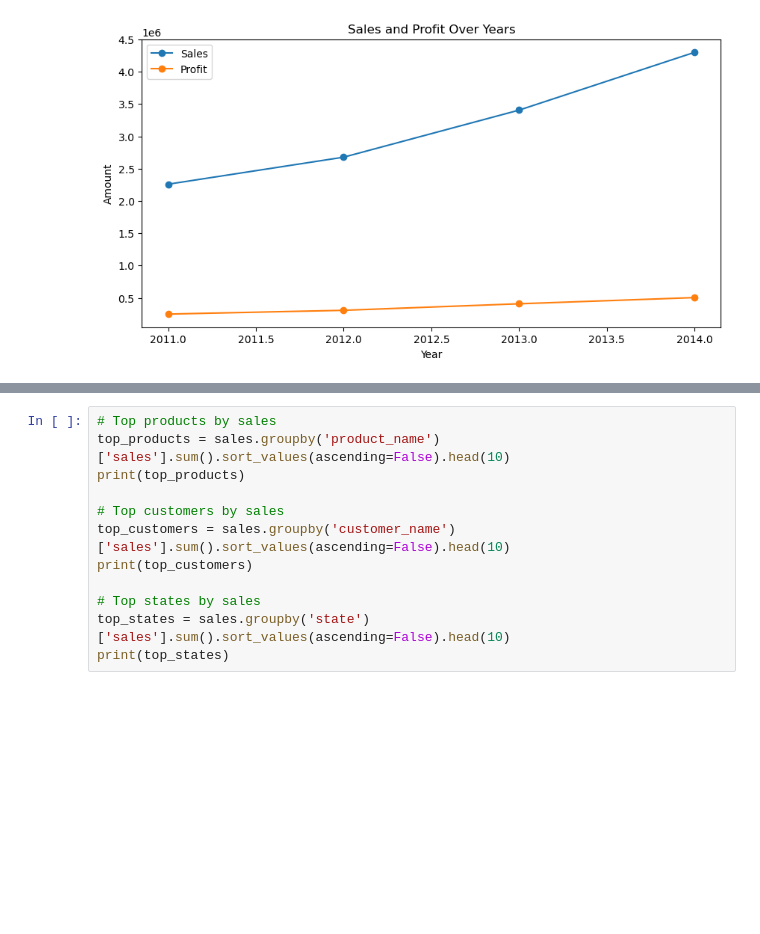
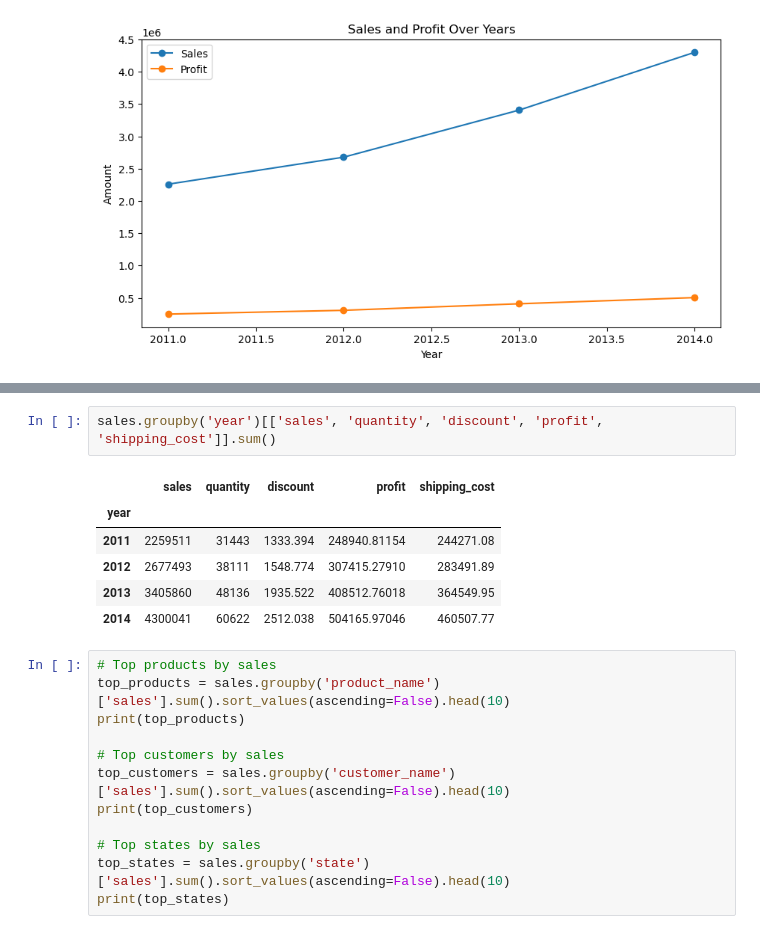
Before and after one commit to DionelJaime/PatternsInSales, a Jupyter notebook: anna_eda.ipynb, the cells around one changed output, grey strips where cells are left out. Drawn from its saved outputs; the diff is of its cells as text; blank space fills up the shorter version.

```diff
--- a/anna_eda.ipynb
+++ b/anna_eda.ipynb
@@ -187,3 +221,12 @@ plt.show()
+# %%
+sales.groupby('year')[['sales', 'quantity', 'discount', 'profit', 'shipping_cost']].sum()
+# %% [output]
+|  | sales | quantity | discount | profit | shipping_cost |
+| year |  |  |  |  |  |
+| 2011 | 2259511 | 31443 | 1333.394 | 248940.81154 | 244271.08 |
+| 2012 | 2677493 | 38111 | 1548.774 | 307415.27910 | 283491.89 |
+| 2013 | 3405860 | 48136 | 1935.522 | 408512.76018 | 364549.95 |
+| 2014 | 4300041 | 60622 | 2512.038 | 504165.97046 | 460507.77 |
 # %%
 # Top products by sales
 top_products = sales.groupby('product_name')['sales'].sum().sort_values(ascending=False).head(10)
```
Also changed, not shown: parts of 11 cells of this notebook.
